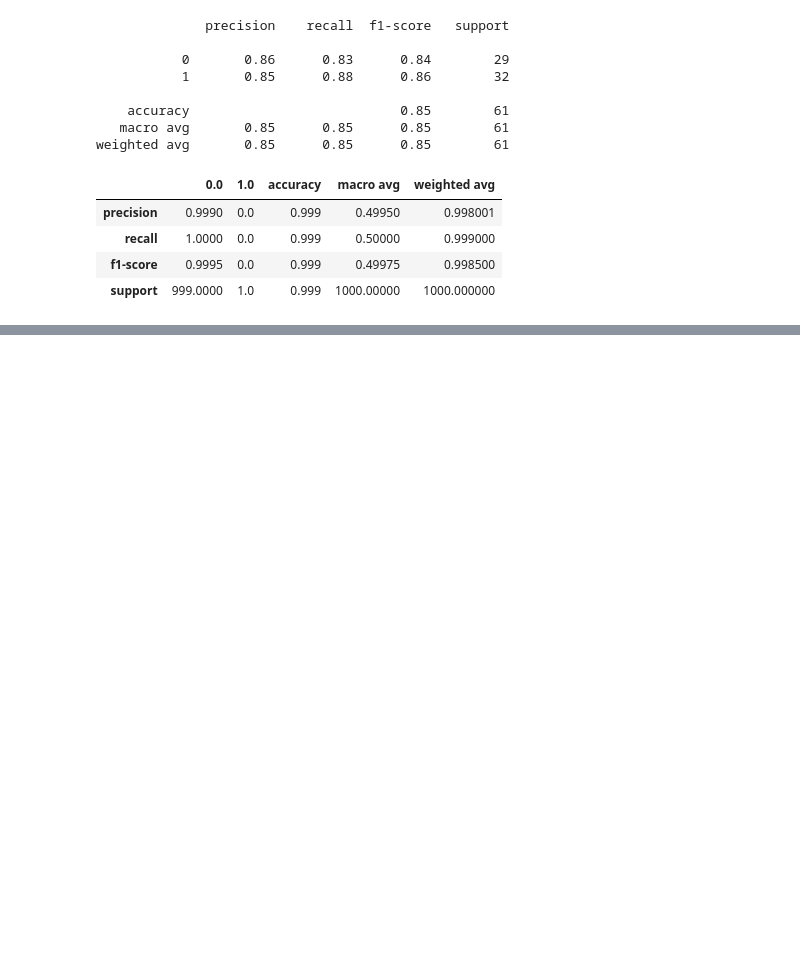
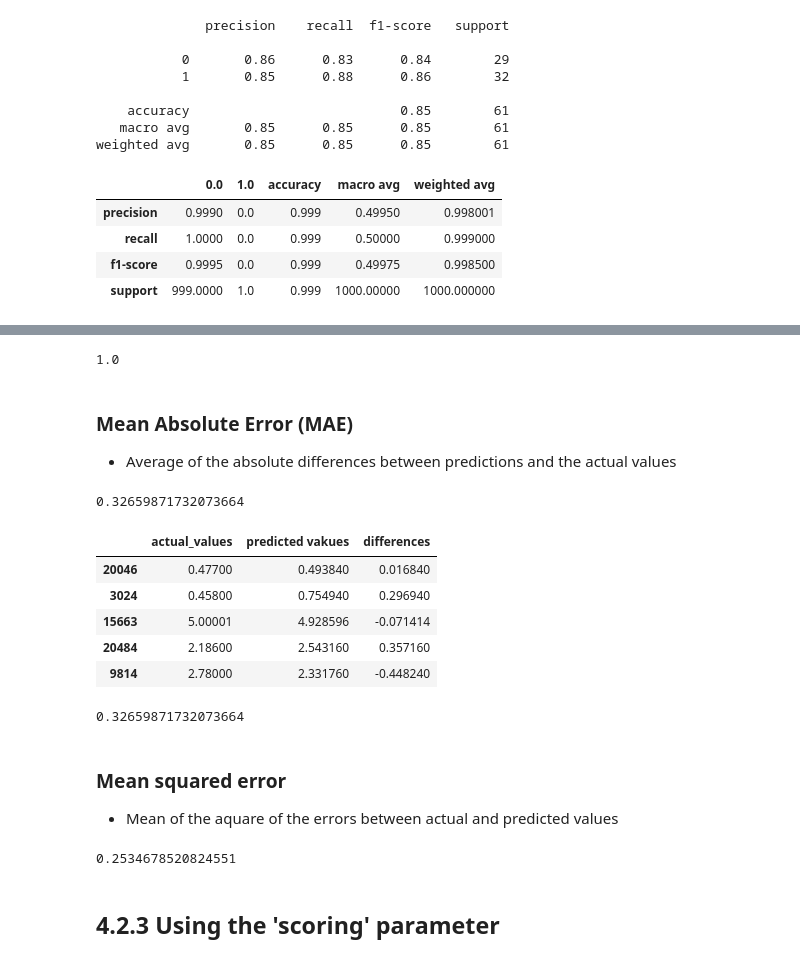
Before and after one commit to lgnassar/machine-learning-udemy, a Jupyter notebook: introduction-to-scikit-learn.ipynb, the cells around one changed output, grey strips where cells are left out. Drawn from its saved outputs; the diff is of its cells as text; code cells hidden in the pictures; blank space fills up the shorter version.

Commit message:
scoring parameter

```diff
--- a/introduction-to-scikit-learn.ipynb
+++ b/introduction-to-scikit-learn.ipynb
@@ -1063,0 +1053,9 @@ pd.DataFrame(classification_report(disease_true, disease_preds, output_dict=True
+# %%
+from sklearn.ensemble import RandomForestRegressor
+np.random.seed(42)
+X = housing_df.drop("target", axis=1)
+y = housing_df['target']
+X_train, X_test, y_train, y_test = train_test_split(X, y, test_size=0.2)
+model = RandomForestRegressor(n_estimators=100)
+model.fit(X_train, y_train)
+model.score(X_test, y_test)
@@ -1063,0 +1092,4 @@ pd.DataFrame(classification_report(disease_true, disease_preds, output_dict=True
+# %%
+r2_score(y_true = y_test, y_pred = y_test)
+# %% [output]
+1.0
@@ -1063,0 +1098,10 @@ pd.DataFrame(classification_report(disease_true, disease_preds, output_dict=True
+# %% [markdown]
+### Mean Absolute Error (MAE)
+* Average of the absolute differences between predictions and the actual values
+# %%
+from sklearn.metrics import mean_absolute_error
+y_preds = model.predict(X_test)
+mae = mean_absolute_error(y_test, y_preds)
+mae
+# %% [output]
+0.32659871732073664
@@ -1063,0 +1110,15 @@ pd.DataFrame(classification_report(disease_true, disease_preds, output_dict=True
+# %%
+df = pd.DataFrame(data={"actual_values":y_test, "predicted vakues":y_preds})
+df["differences"]=df["predicted vakues"] - df["actual_values"]
+df.head()
+# %% [output]
+|  | actual_values | predicted vakues | differences |
+| 20046 | 0.47700 | 0.493840 | 0.016840 |
+| 3024 | 0.45800 | 0.754940 | 0.296940 |
+| 15663 | 5.00001 | 4.928596 | -0.071414 |
+| 20484 | 2.18600 | 2.543160 | 0.357160 |
+| 9814 | 2.78000 | 2.331760 | -0.448240 |
+# %%
+np.abs(df["differences"]).mean()
+# %% [output]
+0.32659871732073664
@@ -1063,0 +1127,12 @@ pd.DataFrame(classification_report(disease_true, disease_preds, output_dict=True
+# %% [markdown]
+### Mean squared error
+* Mean of the aquare of the errors between actual and predicted values
+# %%
+from sklearn.metrics import mean_squared_error
+y_preds = model.predict(X_test)
+mse = mean_squared_error(y_test, y_preds)
+mse
+# %% [output]
+0.2534678520824551
+# %% [markdown]
+## 4.2.3 Using the 'scoring' parameter
```
Also changed, not shown: parts of 23 cells of this notebook, 1 other file.
